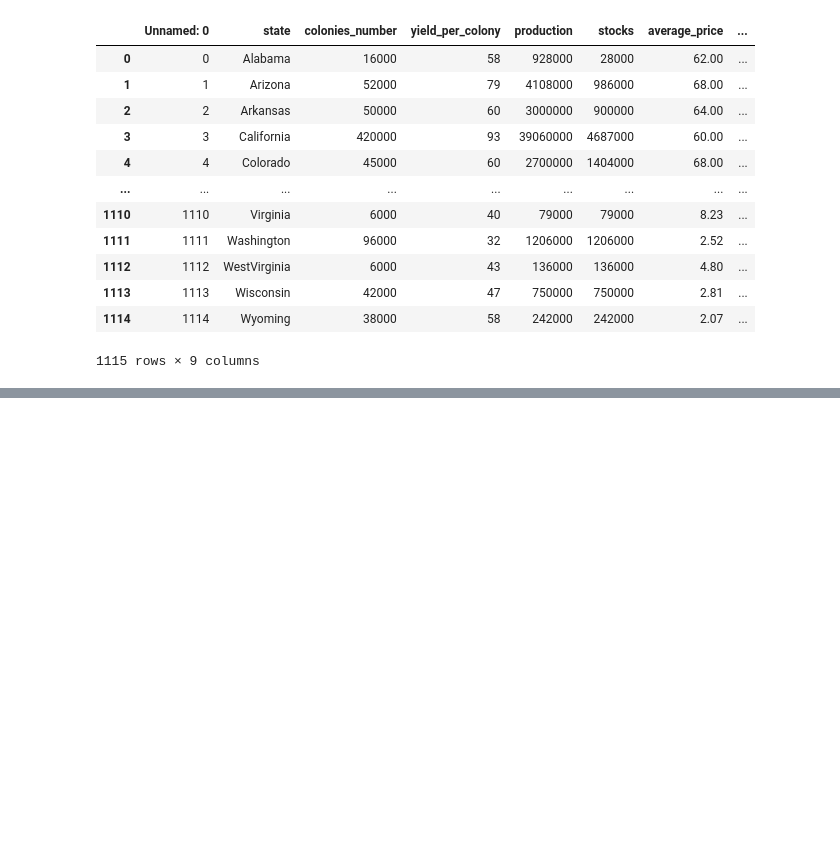
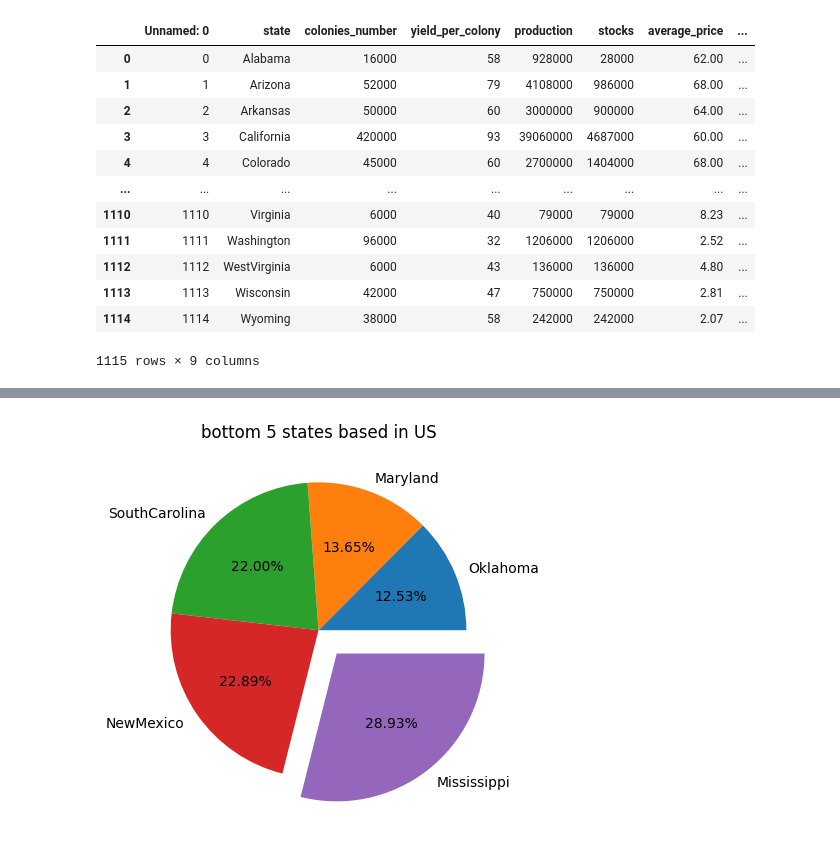
Before and after one commit to Nikhilkulkarni0712/HelloWorldMaven, a Jupyter notebook: Us_Honey_Case_Study.ipynb, the cells around one changed output, grey strips where cells are left out. Saved outputs shown, nothing was run; the diff lists cells and outputs as text; code cells hidden in the pictures; blank space fills up the shorter version.

```diff
--- a/Us_Honey_Case_Study.ipynb
+++ b/Us_Honey_Case_Study.ipynb
@@ -25,0 +137,6 @@ df
+# %%
+plt.pie(x = 'average_price',labels = 'state', autopct = '%0.2f%%',explode = [0,0,0,0,0.2],data = States_Avg_price.sort_values("average_price", ascending=True).head())
+plt.title('bottom 5 states based in US')
+plt.show()
+# %% [output]
+[figure, added]
```
Also changed, not shown: parts of 16 cells of this notebook.
